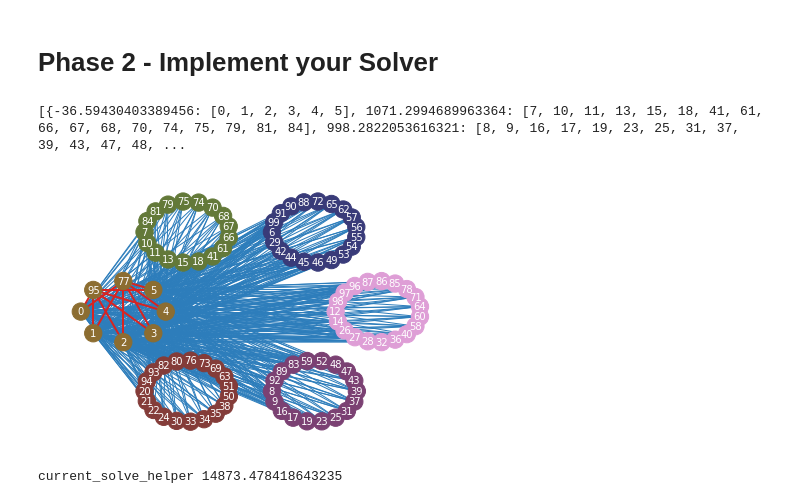
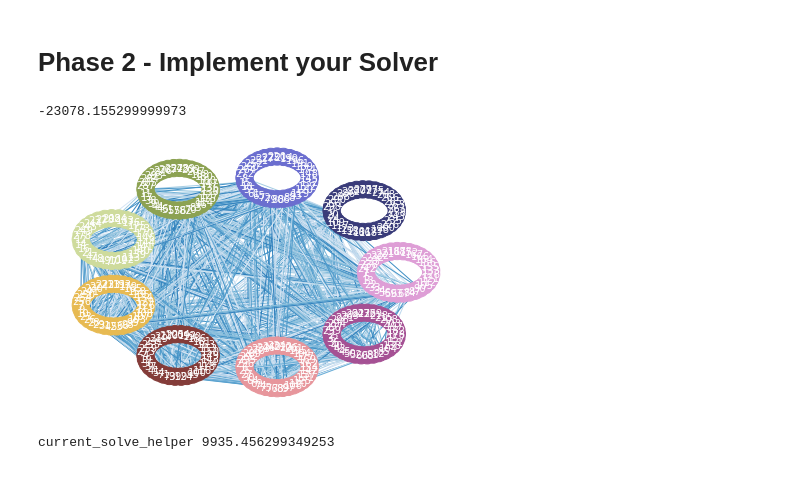
Before and after one commit to riensou/CS-170-Project-Fa22, a Jupyter notebook: main.ipynb, the cells around one changed output. Saved outputs shown, nothing was run; the diff lists cells and outputs as text; code cells hidden in the pictures.

```diff
--- a/main.ipynb
+++ b/main.ipynb
@@ -103,30 +103,47 @@ def solve(G: nx.Graph):
 # %%
 # TODO: Write a function that fetches a random input to test on
 
 import greedy_algorithm
 importlib.reload(greedy_algorithm)
 from greedy_algorithm import *
 
 
-input = 'inputs/small6.in'
+input = 'inputs/medium193.in'
 
 solvers = [current_solve(input)]
 
 for solver in solvers:
     G = read_input(input)
 
     k = solver(G)
 
-    bucket = Bucket_Structure(G)
-    print(bucket.buckets)
+    bucket = Bucket_Structure(G.copy())
+
+    total_gains = 0
+
+    #print(bucket.buckets)
+
+    for _ in range(100):
+        move, gain = O1_operator(bucket)
+
+        if gain < 0:
+            #print(move, gain)
+
+            total_gains += gain
+
+            G.nodes[move[0]]['team'] = move[1]
+
+            bucket.update(move)
+
+    print(total_gains)
 
     validate_output(G)
     visualize(G)
     print(solver.__name__, score(G))
 # %% [output]
-[{-36.59430403389456: [0, 1, 2, 3, 4, 5], 1071.2994689963364: [7, 10, 11, 13, 15, 18, 41, 61, 66, 67, 68, 70, 74, 75, 79, 81, 84], 998.2822053616321: [8, 9, 16, 17, 19, 23, 25, 31, 37, 39, 43, 47, 48, ...
+-23078.155299999973
-[figure, old version]
+[figure, new version]
-current_solve_helper 14873.478418643235
+current_solve_helper 9935.456299349253
 # %%
 # We can use this to upper-bound the number of teams by looking at the leaderboard.
 # Maybe not that useful, but could be interesting
```
Also changed, not shown: 1 other file.
